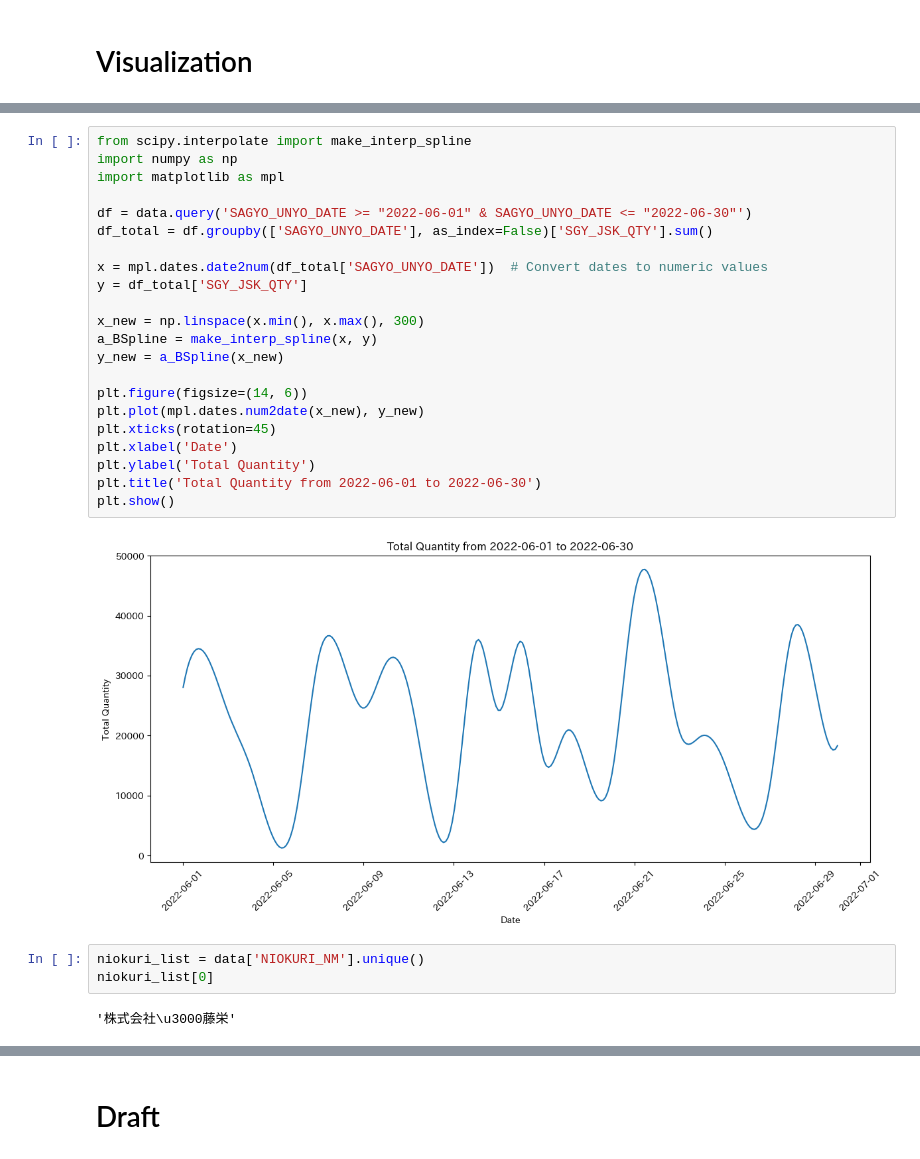
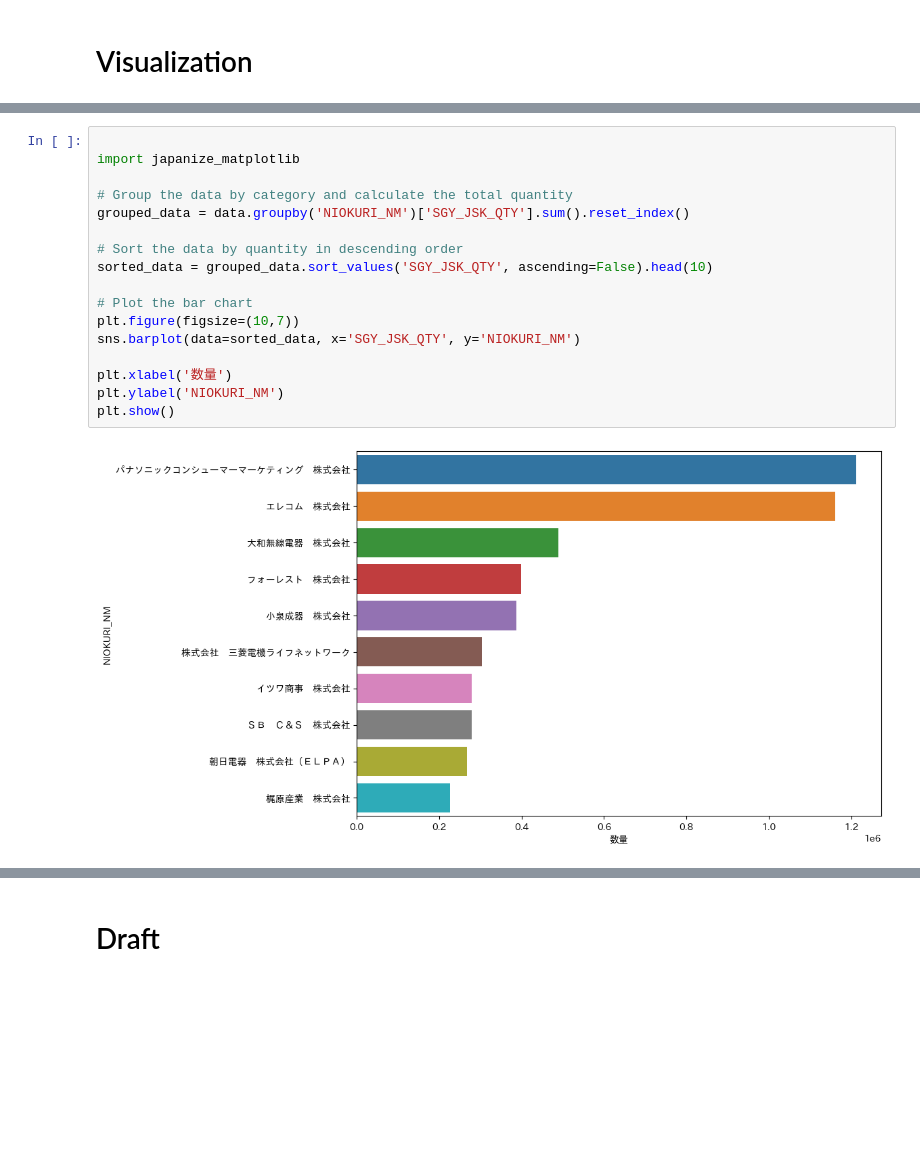
Before and after one commit to NGOHang98/Usee, a Jupyter notebook: Usee.ipynb, the cells around one changed output, grey strips where cells are left out. Cells and saved outputs as stored; diff of their text form; blank space fills up the shorter version.

```diff
--- a/Usee.ipynb
+++ b/Usee.ipynb
@@ -681,29 +696,19 @@ TypeError: 'DataFrame' object is not callable
-# %%
-from scipy.interpolate import make_interp_spline
-import numpy as np
-import matplotlib as mpl
-
-df = data.query('SAGYO_UNYO_DATE >= "2022-06-01" & SAGYO_UNYO_DATE <= "2022-06-30"')
-df_total = df.groupby(['SAGYO_UNYO_DATE'], as_index=False)['SGY_JSK_QTY'].sum()
-
-x = mpl.dates.date2num(df_total['SAGYO_UNYO_DATE'])  # Convert dates to numeric values
-y = df_total['SGY_JSK_QTY']
-
-x_new = np.linspace(x.min(), x.max(), 300)
-a_BSpline = make_interp_spline(x, y)
-y_new = a_BSpline(x_new)
-
-plt.figure(figsize=(14, 6))
-plt.plot(mpl.dates.num2date(x_new), y_new)
-plt.xticks(rotation=45)
-plt.xlabel('Date')
-plt.ylabel('Total Quantity')
-plt.title('Total Quantity from 2022-06-01 to 2022-06-30')
-plt.show()
-# %% [output]
-[figure, removed]
-# %%
-niokuri_list = data['NIOKURI_NM'].unique()
-niokuri_list[0]
-# %% [output]
-'株式会社\u3000藤栄'
+# %%
+
+import japanize_matplotlib
+
+# Group the data by category and calculate the total quantity
+grouped_data = data.groupby('NIOKURI_NM')['SGY_JSK_QTY'].sum().reset_index()
+
+# Sort the data by quantity in descending order
+sorted_data = grouped_data.sort_values('SGY_JSK_QTY', ascending=False).head(10)
+
+# Plot the bar chart
+plt.figure(figsize=(10,7))
+sns.barplot(data=sorted_data, x='SGY_JSK_QTY', y='NIOKURI_NM')
+
+plt.xlabel('数量')
+plt.ylabel('NIOKURI_NM')
+plt.show()
+# %% [output]
+[figure, added]
```
Also changed, not shown: parts of 29 cells of this notebook, 6 other files.
